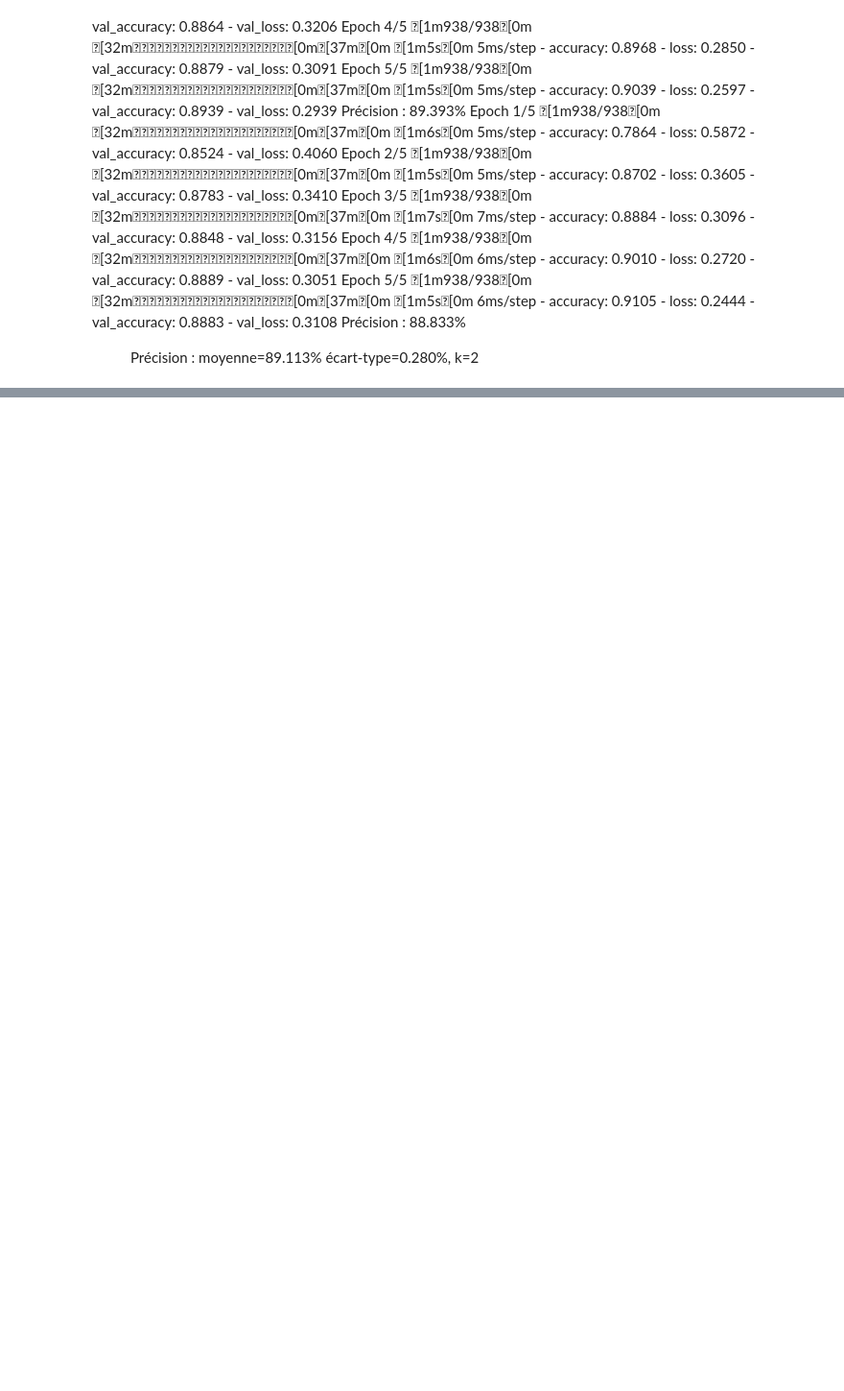
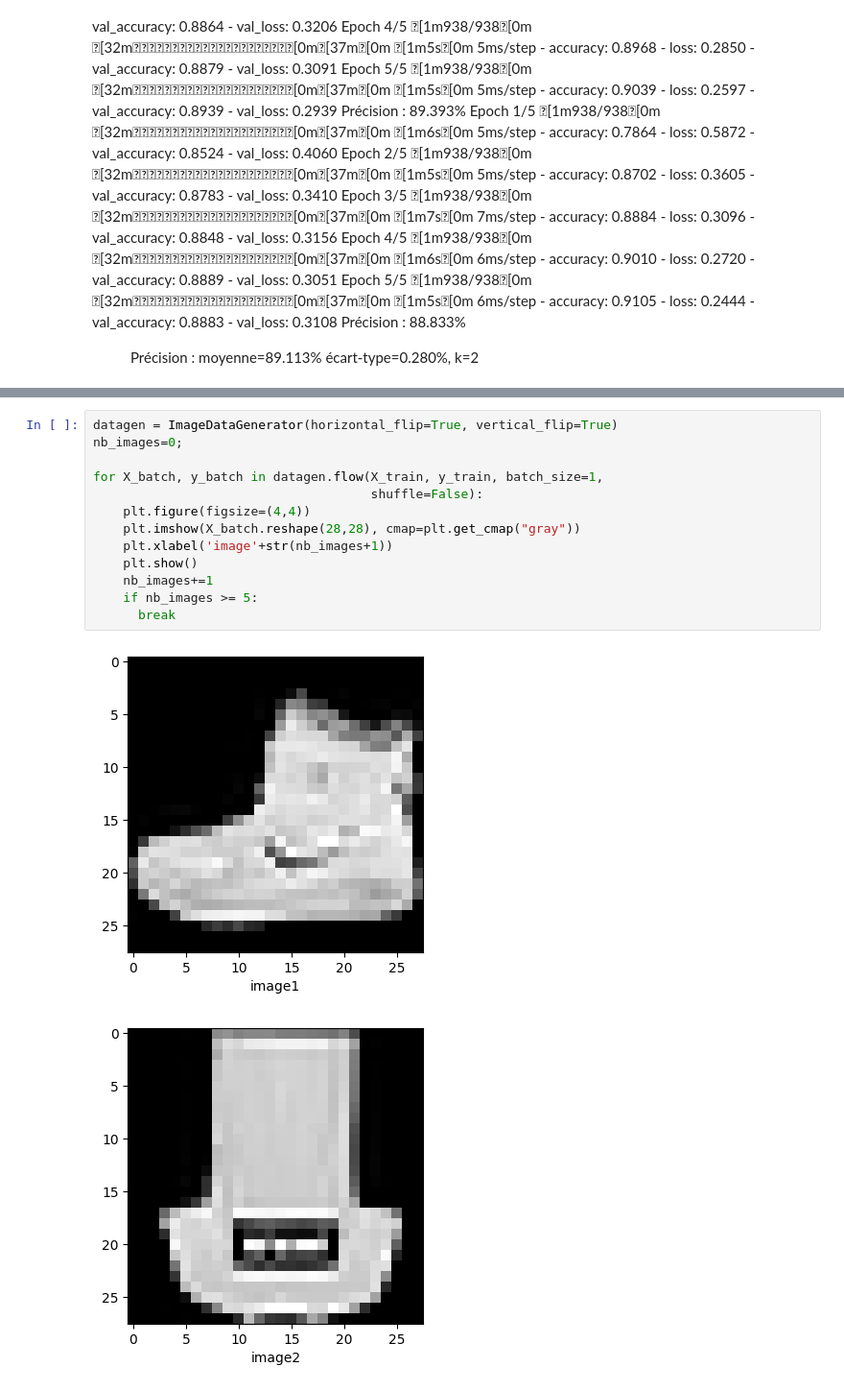
Before and after one commit to 3nd3rh3o/deeplearning-TER, a Jupyter notebook: TER/phaseI/C1-LV.ipynb, the cells around one changed output, grey strips where cells are left out. Shown at 96% size. Cells and saved outputs as stored; diff of their text form; blank space fills up the shorter version.

```diff
--- a/TER/phaseI/C1-LV.ipynb
+++ b/TER/phaseI/C1-LV.ipynb
@@ -544,0 +802,16 @@ Précision : moyenne=89.113% écart-type=0.280%, k=2
+# %%
+datagen = ImageDataGenerator(horizontal_flip=True, vertical_flip=True)
+nb_images=0;
+
+for X_batch, y_batch in datagen.flow(X_train, y_train, batch_size=1,
+                                     shuffle=False):
+    plt.figure(figsize=(4,4))
+    plt.imshow(X_batch.reshape(28,28), cmap=plt.get_cmap("gray"))
+    plt.xlabel('image'+str(nb_images+1))
+    plt.show()
+    nb_images+=1
+    if nb_images >= 5:
+      break
+# %% [output]
+[figure, added]
+[figure, added]
```
Also changed, not shown: parts of 50 cells of this notebook.
